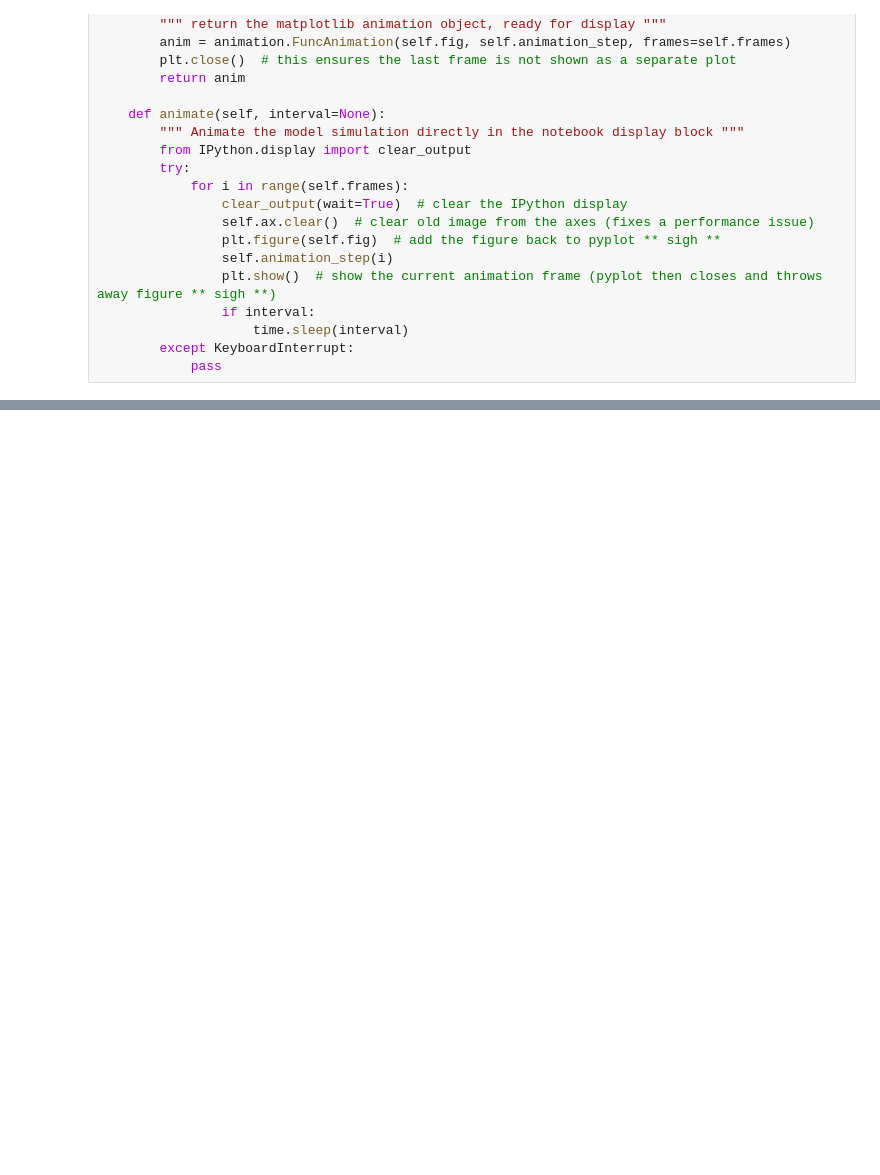
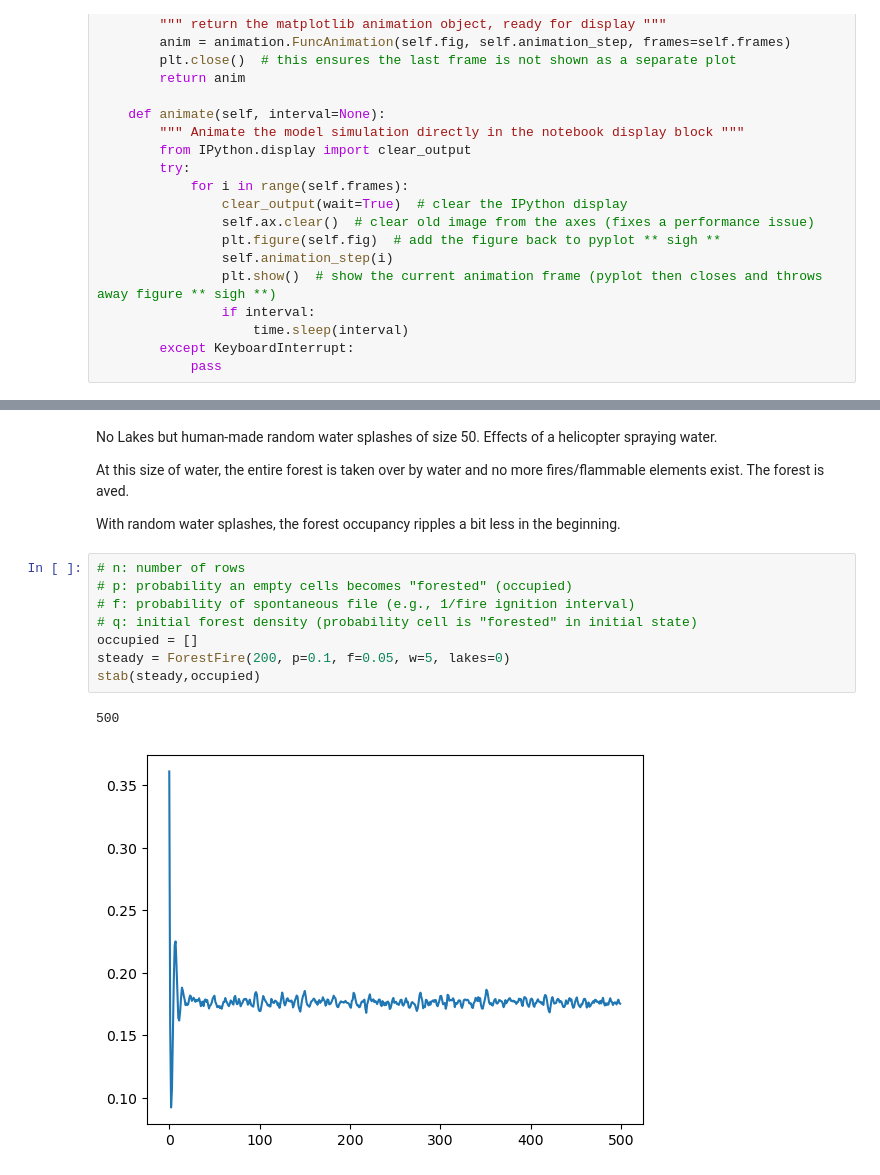
Before and after one commit to CounterCookie/cap-comp215, a Jupyter notebook: labs/project 2.ipynb, the cells around one changed output, grey strips where cells are left out. Cells and saved outputs as stored; diff of their text form; blank space fills up the shorter version.

```diff
--- a/labs/project 2.ipynb
+++ b/labs/project 2.ipynb
@@ -433,0 +317,18 @@ What does that tell you about the number of "attractors" in this system?
+# %% [markdown]
+No Lakes but human-made random water splashes of size 50. Effects of a helicopter spraying water.
+
+At this size of water, the entire forest is taken over by water and no more fires/flammable elements exist. The forest is aved.
+
+
+With random water splashes, the forest occupancy ripples a bit less in the beginning.
+# %%
+# n: number of rows
+# p: probability an empty cells becomes "forested" (occupied)
+# f: probability of spontaneous file (e.g., 1/fire ignition interval)
+# q: initial forest density (probability cell is "forested" in initial state)
+occupied = []
+steady = ForestFire(200, p=0.1, f=0.05, w=5, lakes=0)
+stab(steady,occupied)
+# %% [output]
+500
+[figure, added]
```
Also changed, not shown: parts of 49 cells of this notebook.
